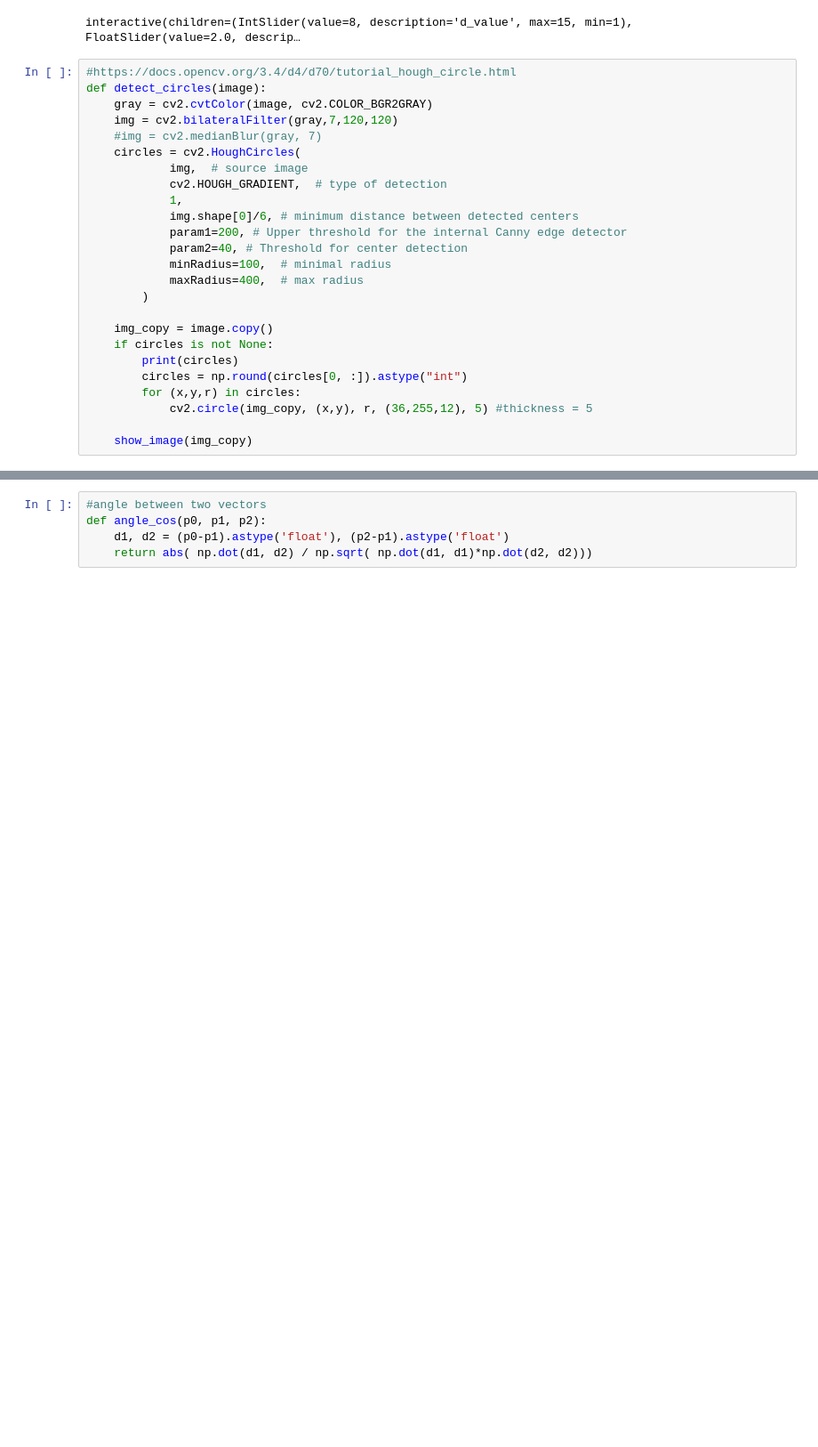
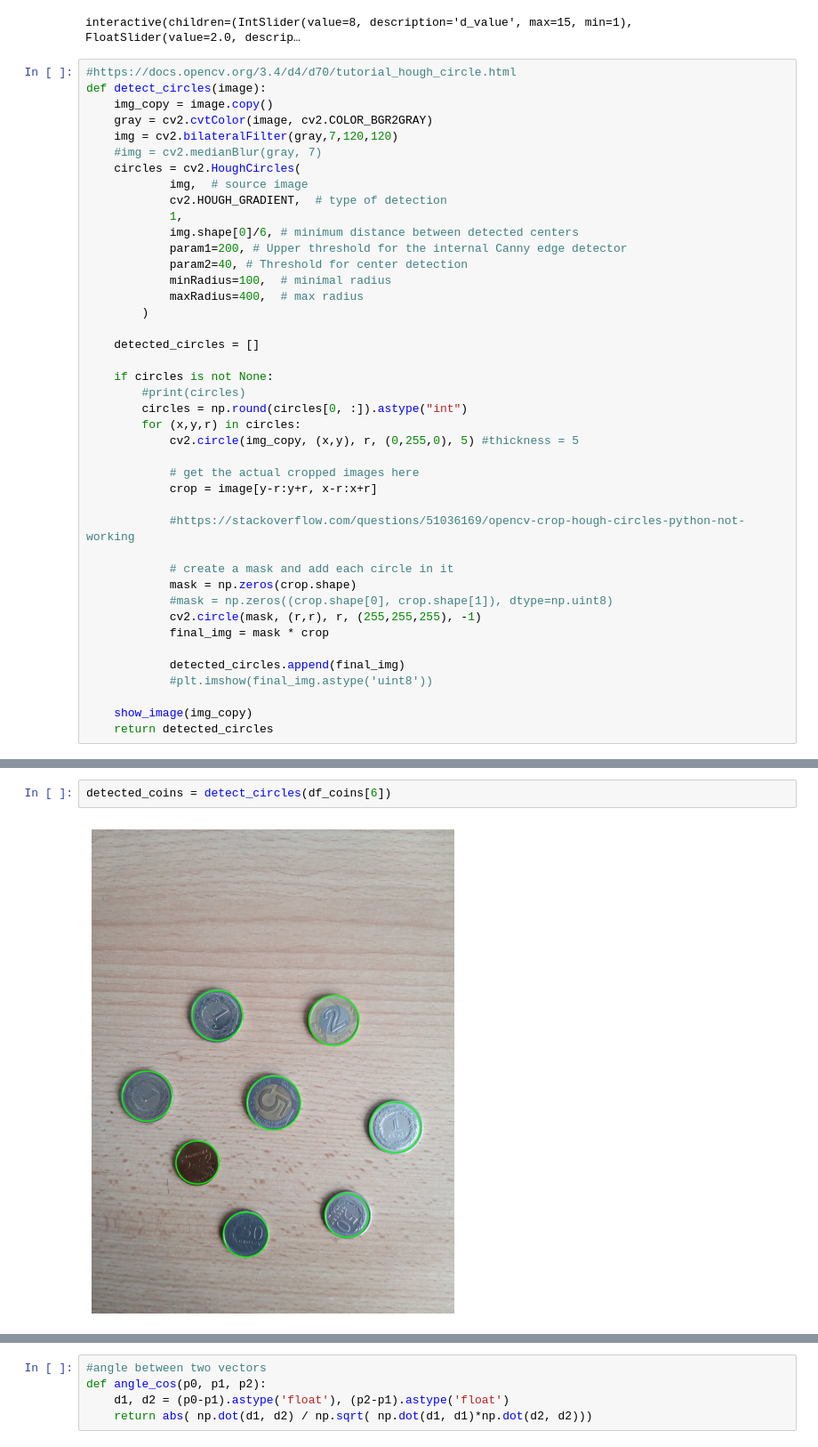
Before and after one commit to ColdBacon/Human-Computer-Interaction, a Jupyter notebook: Main.ipynb, the cells around one changed output, grey strips where cells are left out. Shown at 89% size. Cells and saved outputs as stored; diff of their text form; blank space fills up the shorter version.

Commit message:
updated function for cropping found coins and banknotes

```diff
--- a/Main.ipynb
+++ b/Main.ipynb
@@ -252,6 +280,7 @@ interactive(children=(IntSlider(value=8, description='d_value', max=15, min=1),
 # %%
 #https://docs.opencv.org/3.4/d4/d70/tutorial_hough_circle.html
 def detect_circles(image):
+    img_copy = image.copy()
     gray = cv2.cvtColor(image, cv2.COLOR_BGR2GRAY)
     img = cv2.bilateralFilter(gray,7,120,120)
     #img = cv2.medianBlur(gray, 7)
@@ -266,11 +295,27 @@ def detect_circles(image):
             maxRadius=400,  # max radius
         )
 
-    img_copy = image.copy()
+    detected_circles = []
+
     if circles is not None:
-        print(circles)
+        #print(circles)
         circles = np.round(circles[0, :]).astype("int")
         for (x,y,r) in circles:
-            cv2.circle(img_copy, (x,y), r, (36,255,12), 5) #thickness = 5
+            cv2.circle(img_copy, (x,y), r, (0,255,0), 5) #thickness = 5
+
+            # get the actual cropped images here
+            crop = image[y-r:y+r, x-r:x+r]
+
+            #https://stackoverflow.com/questions/51036169/opencv-crop-hough-circles-python-not-working
+
+            # create a mask and add each circle in it
+            mask = np.zeros(crop.shape)
+            #mask = np.zeros((crop.shape[0], crop.shape[1]), dtype=np.uint8)
+            cv2.circle(mask, (r,r), r, (255,255,255), -1)
+            final_img = mask * crop
+
+            detected_circles.append(final_img)
+            #plt.imshow(final_img.astype('uint8'))
 
     show_image(img_copy)
+    return detected_circles
@@ -285,0 +322,4 @@ detect_circles(df_coins[2])
+# %%
+detected_coins = detect_circles(df_coins[6])
+# %% [output]
+[figure, added]
```
Also changed, not shown: parts of 16 cells of this notebook.
